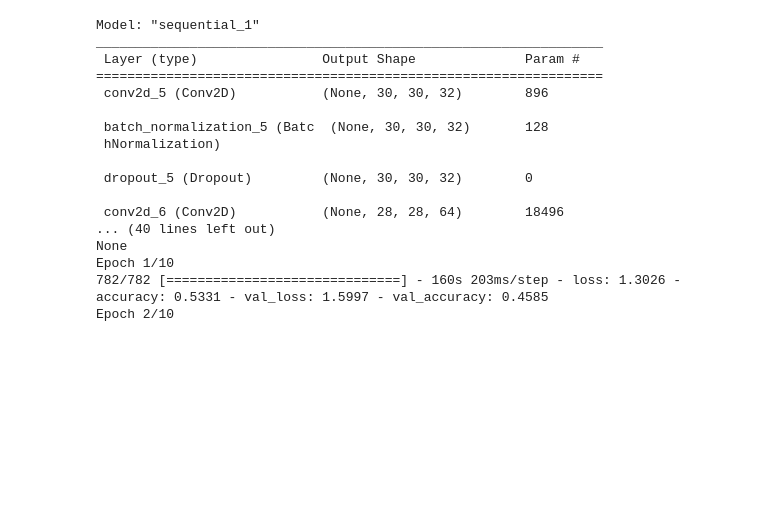
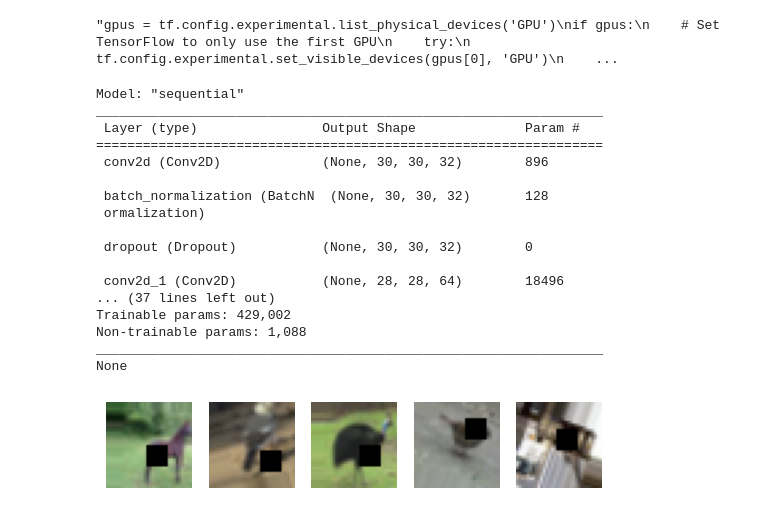
Before and after one commit to randytbushman/MachineLearning_Projects, a Jupyter notebook: ciphar10.ipynb, the cells around one changed output. Drawn from its saved outputs; the diff is of its cells as text; code cells hidden in the pictures; blank space fills up the shorter version.

```diff
--- a/ciphar10.ipynb
+++ b/ciphar10.ipynb
@@ -21,12 +11,14 @@ from sklearn.utils import shuffle
 # %%
-gpus = tf.config.experimental.list_physical_devices('GPU')
+'''gpus = tf.config.experimental.list_physical_devices('GPU')
 if gpus:
     # Set TensorFlow to only use the first GPU
     try:
         tf.config.experimental.set_visible_devices(gpus[0], 'GPU')
     except RuntimeError as e:
         # Visible devices must be set before GPUs have been initialized
-        print(e)
+        print(e)'''
+# %% [output]
+"gpus = tf.config.experimental.list_physical_devices('GPU')\nif gpus:\n    # Set TensorFlow to only use the first GPU\n    try:\n        tf.config.experimental.set_visible_devices(gpus[0], 'GPU')\n    ...
 # %%
 (x_train, y_train), (x_test, y_test) = tf.keras.datasets.cifar10.load_data()
 
@@ -46,63 +33,61 @@ class LearningRateCallback(tf.keras.callbacks.Callback):
 # %%
+# Define CNN architecture
 model = keras.Sequential(
     [
         layers.Conv2D(32, (3, 3), activation="relu", input_shape=(32, 32, 3)),
         layers.BatchNormalization(),
-        layers.Dropout(0.3),
+        layers.Dropout(0.2),
 
         layers.Conv2D(64, (3, 3), activation="relu"),
         layers.BatchNormalization(),
-        layers.Dropout(0.3),
+        layers.Dropout(0.2),
 
         layers.MaxPooling2D((2, 2)),
 
         layers.Conv2D(64, (3, 3), activation="relu"),
         layers.BatchNormalization(),
-        layers.Dropout(0.3),
+        layers.Dropout(0.2),
 
         layers.Conv2D(128, (3, 3), activation="relu"),
         layers.BatchNormalization(),
-        layers.Dropout(0.3),
+        layers.Dropout(0.2),
 
         layers.Conv2D(256, (3, 3), activation="relu"),
         layers.BatchNormalization(),
-        layers.Dropout(0.3),
+        layers.Dropout(0.2),
 
         layers.GlobalAvgPool2D(),
         layers.Dense(num_classes, activation="softmax"),
     ]
 )
-# Define CNN architecture
+
+learning_rate = 0.01
+momentum = 0.09
+mixup_alpha = 0.2
+salt_pepper_amount = 0.06
+batch_size = 256
+
+sgd = optimizers.SGD(learning_rate, momentum)
+
 
 # Compile model
-model.compile(
-    optimizer="adam", loss="categorical_crossentropy", metrics=["accuracy"]
-)
-
+model.compile(optimizer="adam", loss="categorical_crossentropy", metrics=["accuracy"])
 print(model.summary())
-
-# Train model
-history = model.fit(x_train, y_train, epochs=10, batch_size=64, validation_data=(x_test, y_test),
-                    callbacks=[LearningRateCallback()])
-
-# Evaluate model on test set
-test_loss, test_acc = model.evaluate(x_test, y_test)
-print("Test accuracy:", test_acc)
 # %% [output]
-Model: "sequential_1"
+Model: "sequential"
 _________________________________________________________________
  Layer (type)                Output Shape              Param #
 =================================================================
- conv2d_5 (Conv2D)           (None, 30, 30, 32)        896
+ conv2d (Conv2D)             (None, 30, 30, 32)        896
 
- batch_normalization_5 (Batc  (None, 30, 30, 32)       128
- hNormalization)
+ batch_normalization (BatchN  (None, 30, 30, 32)       128
+ ormalization)
 
- dropout_5 (Dropout)         (None, 30, 30, 32)        0
+ dropout (Dropout)           (None, 30, 30, 32)        0
 
- conv2d_6 (Conv2D)           (None, 28, 28, 64)        18496
-... (40 lines left out)
+ conv2d_1 (Conv2D)           (None, 28, 28, 64)        18496
+... (37 lines left out)
+Trainable params: 429,002
+Non-trainable params: 1,088
+_________________________________________________________________
 None
-Epoch 1/10
-782/782 [==============================] - 160s 203ms/step - loss: 1.3026 - accuracy: 0.5331 - val_loss: 1.5997 - val_accuracy: 0.4585
-Epoch 2/10
@@ -108,0 +107,11 @@ Epoch 2/10
+# %%
+train_batch = datagen.flow(x_train, y_train, batch_size=5).next()
+
+# Plot the first 5 images in the batch
+for i in range(5):
+    plt.subplot(1, 5, i+1)
+    plt.imshow(train_batch[0][i])
+    plt.axis('off')
+plt.show()
+# %% [output]
+[figure, added]
```
Also changed, not shown: parts of 8 cells of this notebook, 2 other files.
